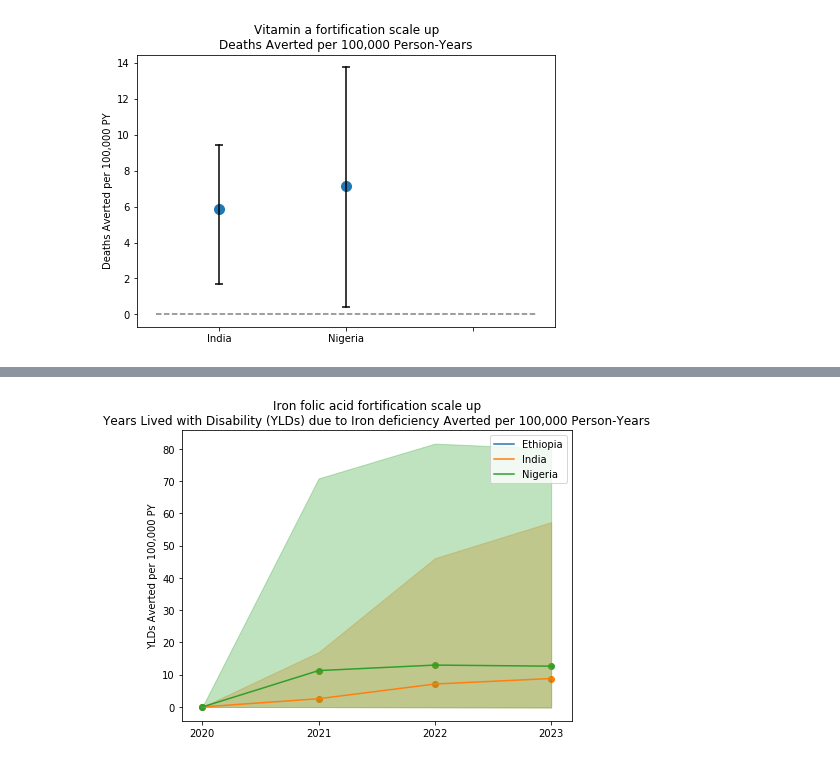
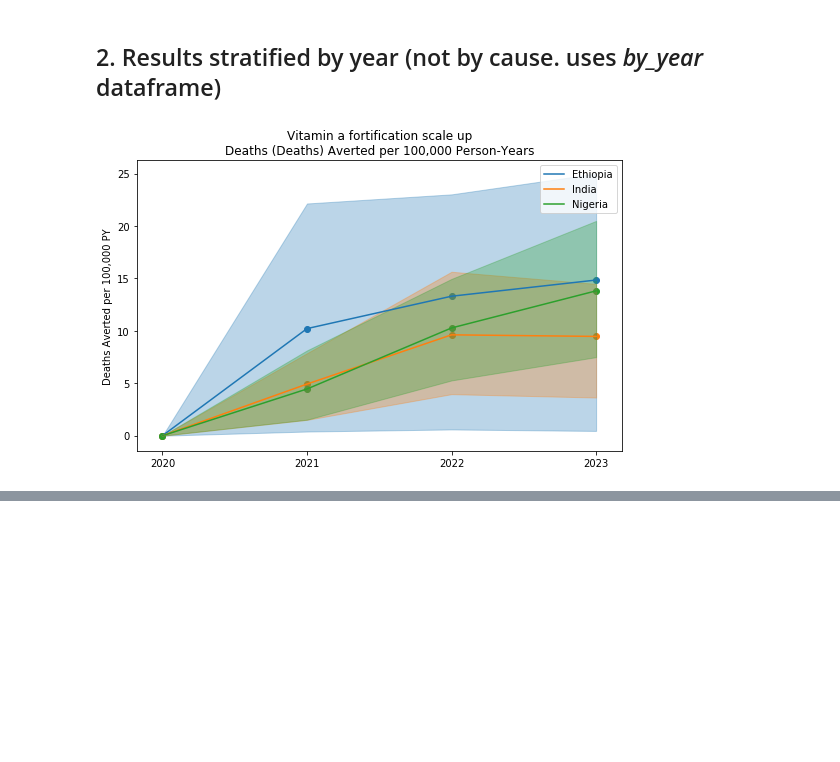
Before and after one commit to ihmeuw/vivarium_data_analysis, a Jupyter notebook: output_processing/lsff/model_7/final_run/results_processing_and_plotting.ipynb, the cells around one changed output, grey strips where cells are left out. Saved outputs shown, nothing was run; the diff lists cells and outputs as text; code cells hidden in the pictures; blank space fills up the shorter version.

```diff
--- a/output_processing/lsff/model_7/final_run/results_processing_and_plotting.ipynb
+++ b/output_processing/lsff/model_7/final_run/results_processing_and_plotting.ipynb
@@ -22,9 +14,0 @@ locations = ['India','Nigeria']
-# %%
-data = pd.DataFrame()
-for measure in ['deaths','ylls','ylds']:
-    temp = pd.read_hdf(output_dirs[0] + measure + '.hdf')
-    temp['measure'] = measure
-    data = data.append(temp)
-temp = data.loc[data.measure.isin(['ylls','ylds'])]
-temp = temp.groupby([col for col in temp.columns if col not in ['measure','value']]).sum().reset_index()
-temp.head()
@@ -38,37 +29,60 @@ temp.head()
 # %%
+# this function reads deaths, ylds, and ylls (and dalys) from results directories and calculates
+# averted results for each intervention scenario relative to the baseline scenario in RATE SPACE
+# stratified by the specified variables
+
+# this function returns a results dataframe that is still stratified by input draw
+
 def get_stratified_averted_results(strata_cols):
     master_data = pd.DataFrame()
     master_pt = pd.DataFrame()
+
+    # repeat for each location
     for i in range(len(output_dirs)):
         data = pd.DataFrame()
+        # read in data for each measure listed here
         for measure in ['deaths','ylls','ylds']:
             temp = pd.read_hdf(output_dirs[i] + measure + '.hdf')
             temp['measure'] = measure
             data = data.append(temp)
+
+        # sum ylds and ylls to calculate dalys and merge back into dataframe
         dalys = data.loc[data.measure.isin(['ylls','ylds'])]
         dalys = dalys.groupby([col for col in dalys.columns if col not in ['measure','value']]).sum().reset_index()
         dalys['measure'] = 'dalys'
         data = data.append(dalys)
         data['location'] = locations[i]
         master_data = master_data.append(data)
+
+        # use state person time here because there was an issue in person_time.hdf for India and Nigeria
         pt = pd.read_hdf(output_dirs[i] + 'state_person_time.hdf')
         pt = pt.loc[pt.cause.str.contains('diarrheal')]
         pt['location'] = locations[i]
         master_pt = master_pt.append(pt)
-    # remove 2020 from dataset if not stratifying by year
+
+    # remove 2020 from dataset if not stratifying by year (so that we do not include the year before scale up begins in results)
     if 'year' not in strata_cols:
         master_data = master_data.loc[master_data.year != '2020']
+        master_pt = master_pt.loc[master_pt.year != '2020']
+
+    # sum event counts over input draws and stratifying variables
     master_data = master_data.groupby((['location','scenario','input_draw'] + strata_cols + ['measure'])).sum()
+
+    # sum person time over input draws and stratifying variables
+    # with excpetion because person time dataframe does not have a cause column
     if 'cause' in strata_cols:
         no_cause_strata_cols = [col for col in strata_cols if col != 'cause']
         master_pt = master_pt.groupby(['location','scenario','input_draw'] + no_cause_strata_cols).sum()
     else:
         master_pt = master_pt.groupby((['location','scenario','input_draw'] + strata_cols)).sum()
+
+    # covert to rate space
     rates = master_data / master_pt
     baseline_rates = rates.reset_index()
     baseline_rates = baseline_rates.loc[baseline_rates.scenario == 'baseline']
     baseline_rates = baseline_rates.set_index((['location','input_draw'] + strata_cols + ['measure'])).drop(columns='scenario')
     rates = rates.reset_index().set_index((['location','input_draw'] + strata_cols + ['measure','scenario']))
+    # calculate averted rates per 100,000 person years
     averted_rates = (baseline_rates - rates) * 100_000
     averted_rates = averted_rates.reset_index()
     averted_rates = averted_rates.loc[averted_rates.scenario != 'baseline']
@@ -492,0 +339,2 @@ make_stacked_bar_chart_for_single_scenario('iron_folic_acid_fortification_scale_
+# %% [markdown]
+## 2. Results stratified by year (not by cause. uses *by_year* dataframe)
@@ -493,8 +391,10 @@ make_stacked_bar_chart_for_single_scenario('iron_folic_acid_fortification_scale_
 # %%
-scenarios = ['vitamin_a_fortification_scale_up','folic_acid_fortification_scale_up',
-            'iron_folic_acid_fortification_scale_up']
+scenarios = ['vitamin_a_fortification_scale_up',
+             'folic_acid_fortification_scale_up',
+             'iron_folic_acid_fortification_scale_up']
 
 outcome_vars = ['deaths','ylls','ylds','dalys']
-make_multiple_dot_plots(overall, scenarios, outcome_vars)
+
+make_multiple_plots_by_year_with_uncertainty(by_year, scenarios, outcome_vars)
 # %% [output]
-[figure, old version]
+[figure, new version]
@@ -512,9 +411,0 @@ make_multiple_dot_plots(overall, scenarios, outcome_vars)
-# %%
-# IRON/IRON DEFICIENCY YLDS BY YEAR
-
-scenarios = ['iron_folic_acid_fortification_scale_up']
-causes = ['iron_deficiency']
-outcome_vars = ['ylds']
-make_multiple_plots_by_year_and_cause(by_year_and_cause, scenarios, causes, outcome_vars)
-# %% [output]
-[figure, removed]
```
Also changed, not shown: parts of 58 cells of this notebook, 10 other files.
